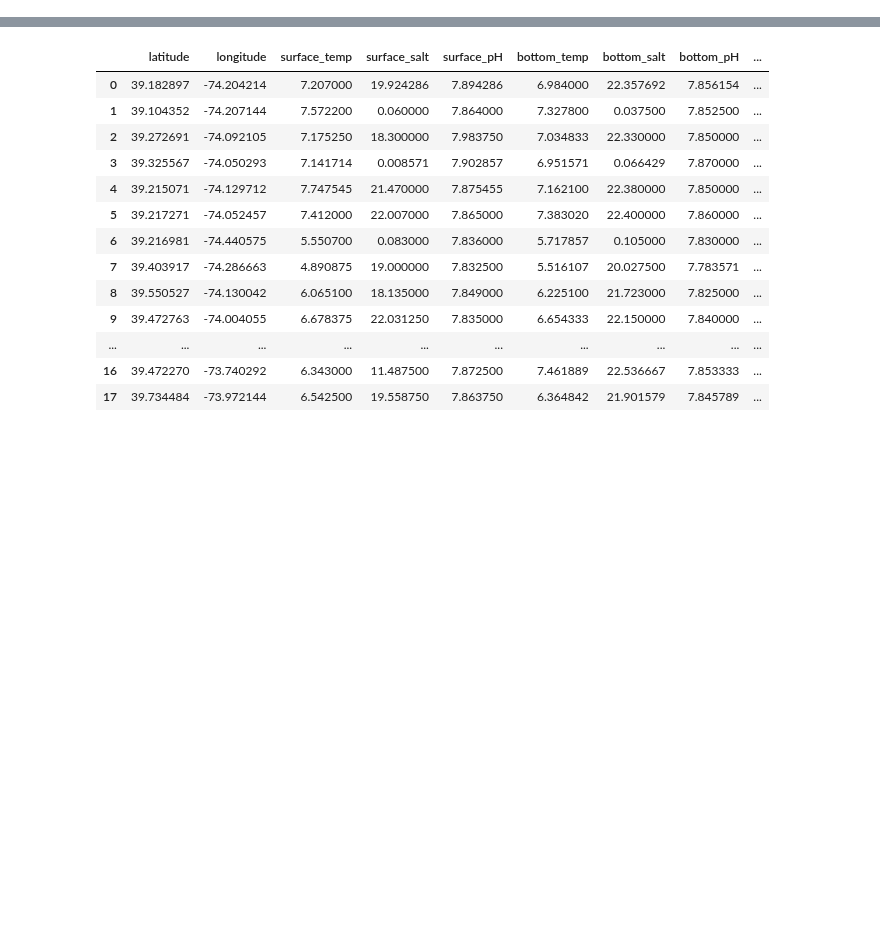
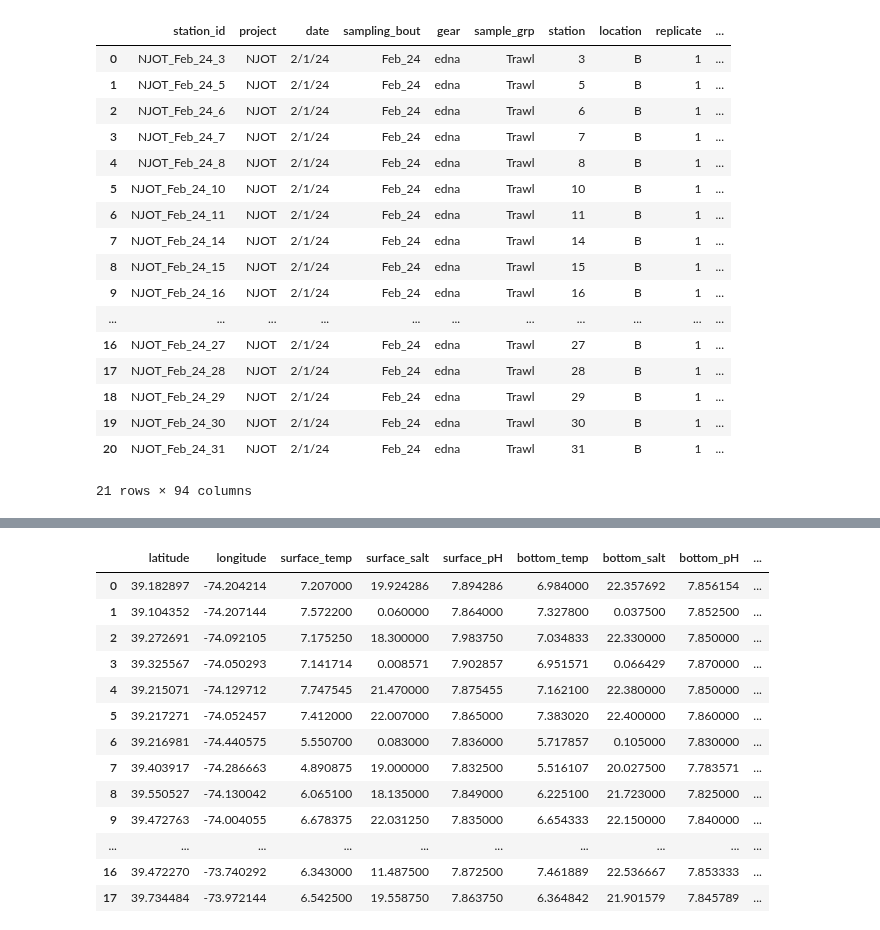
Before and after one commit to henrysun9074/fishics, a Jupyter notebook: demo/ctd.ipynb, the cells around one changed output, grey strips where cells are left out. Cells and saved outputs as stored; diff of their text form; code cells hidden in the pictures; blank space fills up the shorter version.

```diff
--- a/demo/ctd.ipynb
+++ b/demo/ctd.ipynb
@@ -4,0 +1,80 @@ Used a tSNE 2D encoding and appended onto merged dataset. Then, used oceanograph
+# %%
+import pandas as pd
+import seaborn as sns
+
+df = pd.read_csv('/Users/henrysun_1/Desktop/Duke/2024-2025/Summer 2024/fishics/data/ctd/2024-02_data_all_exo.csv')
+df = df[df['station'] < 32]
+
+data = pd.read_csv("/Users/henrysun_1/Desktop/Duke/2024-2025/Summer 2024/fishics/data/data_for_henry_2024.csv")
+data = data[data['date'] == '2/1/24']
+
+df = df.rename(columns={"GPS.Latitude..": "lat", "GPS.Longitude..": "long", "Depth.m":"depth","Sal.psu":"salt","Temp..C":"temp"})
+df = df[['lat','long','depth','salt','station','temp','pH']]
+
+# Group by station
+grouped = df.groupby('station')
+
+# Initialize lists to hold the aggregated data
+stations = []
+surface_temps = []
+surface_salts = []
+surface_pHs = []
+bottom_temps = []
+bottom_salts = []
+bottom_pHs = []
+latitudes = []
+longitudes = []
+
+# Iterate over each group
+for station, group in grouped:
+    # Find the row with the minimum depth (surface)
+    min_depth_row = group.loc[group['depth'].idxmin()]
+    # Find the row with the maximum depth (bottom)
+    max_depth_row = group.loc[group['depth'].idxmax()]
+
+    # Append the results to the lists
+    stations.append(station)
+    surface_temps.append(min_depth_row['temp'])
+    surface_salts.append(min_depth_row['salt'])
+    surface_pHs.append(min_depth_row['pH'])
+    bottom_temps.append(max_depth_row['temp'])
+    bottom_salts.append(max_depth_row['salt'])
+    bottom_pHs.append(max_depth_row['pH'])
+    latitudes.append(min_depth_row['lat'])  # assuming latitude is constant for each station
+    longitudes.append(min_depth_row['long'])  # assuming longitude is constant for each station
+
+aggregated_df = pd.DataFrame({
+    'station': stations,
+    'latitude': latitudes,
+    'longitude': longitudes,
+    'surface_temp': surface_temps,
+    'surface_salt': surface_salts,
+    'surface_pH': surface_pHs,
+    'bottom_temp': bottom_temps,
+    'bottom_salt': bottom_salts,
+    'bottom_pH': bottom_pHs
+})
+
+# Perform an inner join on the 'station' column
+merged_df = data.merge(aggregated_df, on='station', how='inner')
+fish_asvs = merged_df.iloc[:,11:86]
+merged_df
+# %% [output]
+|  | station_id | project | date | sampling_bout | gear | sample_grp | station | location | replicate | ... |
+| 0 | NJOT_Feb_24_3 | NJOT | 2/1/24 | Feb_24 | edna | Trawl | 3 | B | 1 | ... |
+| 1 | NJOT_Feb_24_5 | NJOT | 2/1/24 | Feb_24 | edna | Trawl | 5 | B | 1 | ... |
+| 2 | NJOT_Feb_24_6 | NJOT | 2/1/24 | Feb_24 | edna | Trawl | 6 | B | 1 | ... |
+| 3 | NJOT_Feb_24_7 | NJOT | 2/1/24 | Feb_24 | edna | Trawl | 7 | B | 1 | ... |
+| 4 | NJOT_Feb_24_8 | NJOT | 2/1/24 | Feb_24 | edna | Trawl | 8 | B | 1 | ... |
+| 5 | NJOT_Feb_24_10 | NJOT | 2/1/24 | Feb_24 | edna | Trawl | 10 | B | 1 | ... |
+| 6 | NJOT_Feb_24_11 | NJOT | 2/1/24 | Feb_24 | edna | Trawl | 11 | B | 1 | ... |
+| 7 | NJOT_Feb_24_14 | NJOT | 2/1/24 | Feb_24 | edna | Trawl | 14 | B | 1 | ... |
+| 8 | NJOT_Feb_24_15 | NJOT | 2/1/24 | Feb_24 | edna | Trawl | 15 | B | 1 | ... |
+| 9 | NJOT_Feb_24_16 | NJOT | 2/1/24 | Feb_24 | edna | Trawl | 16 | B | 1 | ... |
+| ... | ... | ... | ... | ... | ... | ... | ... | ... | ... | ... |
+| 16 | NJOT_Feb_24_27 | NJOT | 2/1/24 | Feb_24 | edna | Trawl | 27 | B | 1 | ... |
+| 17 | NJOT_Feb_24_28 | NJOT | 2/1/24 | Feb_24 | edna | Trawl | 28 | B | 1 | ... |
+| 18 | NJOT_Feb_24_29 | NJOT | 2/1/24 | Feb_24 | edna | Trawl | 29 | B | 1 | ... |
+| 19 | NJOT_Feb_24_30 | NJOT | 2/1/24 | Feb_24 | edna | Trawl | 30 | B | 1 | ... |
+| 20 | NJOT_Feb_24_31 | NJOT | 2/1/24 | Feb_24 | edna | Trawl | 31 | B | 1 | ... |
+21 rows × 94 columns
```
Also changed, not shown: parts of 2 cells of this notebook.
